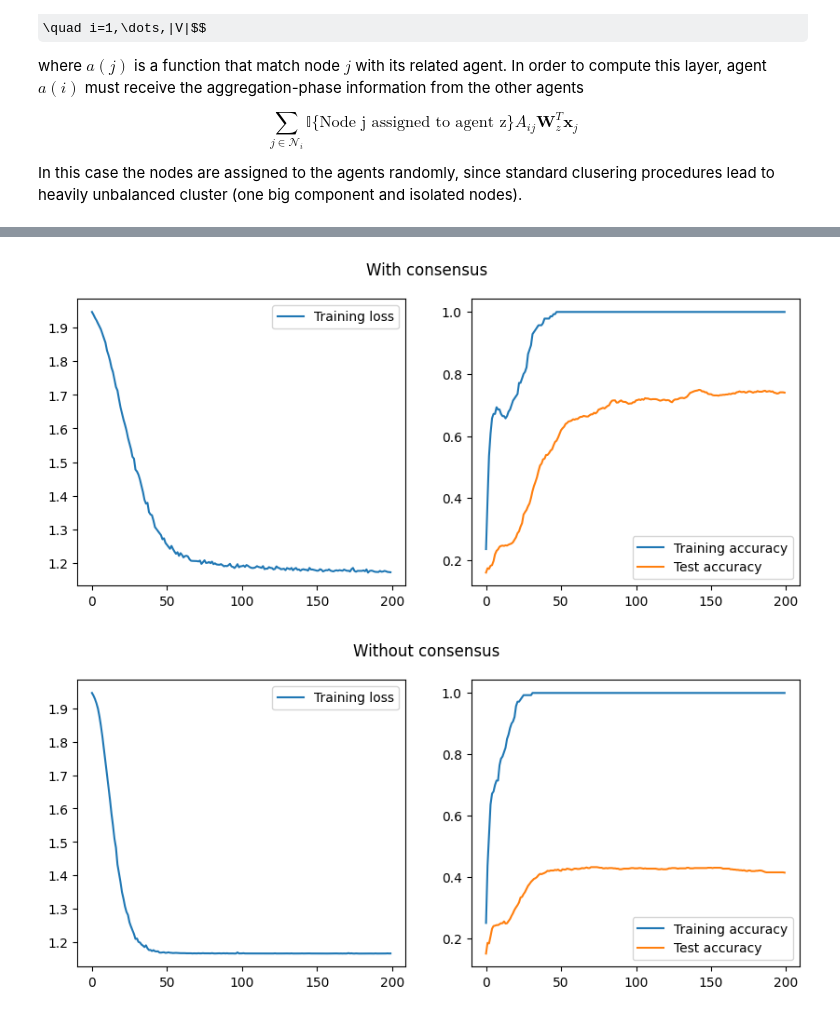
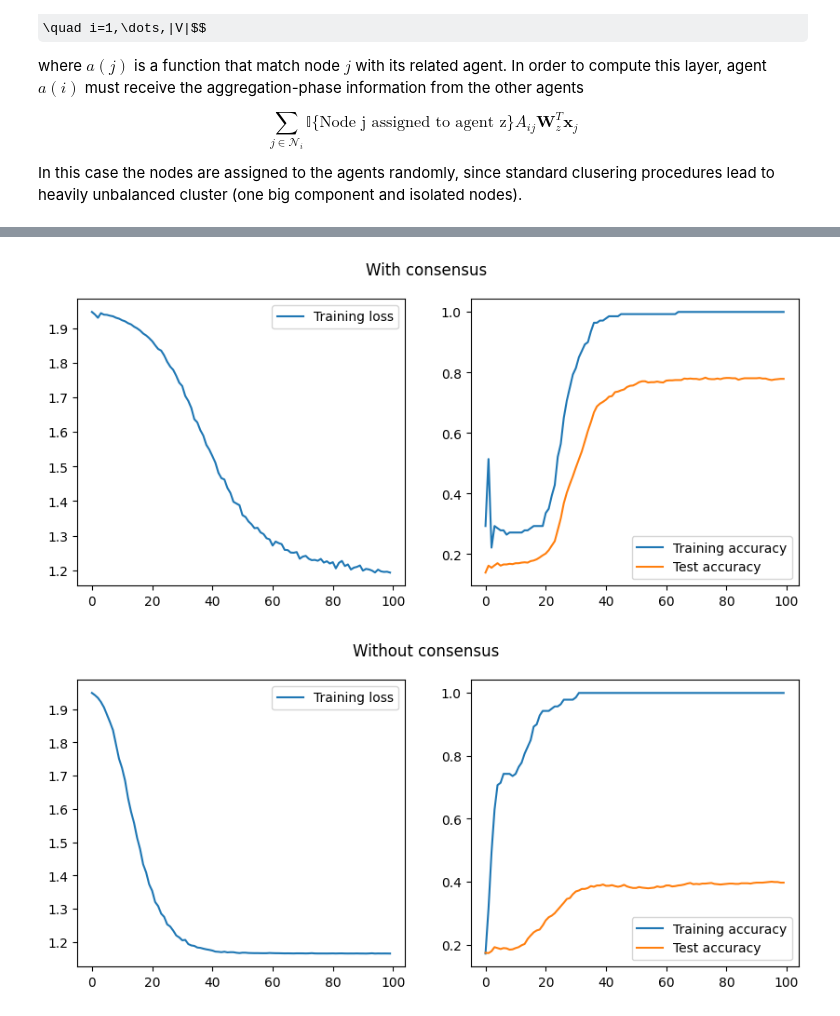
Before and after one commit to domenicocinque/DistributedGCN, a Jupyter notebook: notebook.ipynb, the cells around one changed output, grey strips where cells are left out. Drawn from its saved outputs; the diff is of its cells as text; code cells hidden in the pictures; some formulas as TeX source.

```diff
--- a/notebook.ipynb
+++ b/notebook.ipynb
@@ -139,19 +144,0 @@ Where [15] is the local gradient for each agent. The matrix $\textbf C$ must sat
-# %%
-def compute_consensus_matrix(new_A, N_agents, node_to_agent):
-    # Compute matrix that respects A1, A2, A3
-    W_agents = torch.zeros((N_agents,N_agents))
-    if N_agents > 1:
-        for i in range(N_agents):
-            I = (node_to_agent==i).int()
-            for j in range(i,N_agents):
-                J = (node_to_agent==j).int()
-                IJ = torch.outer(I, J)
-                edges = (new_A * IJ).sum()
-                W_agents[(i,j)] = edges
-                W_agents[(j,i)] = edges
-
-        W_agents = W_agents / W_agents.sum(axis=0)
-    else:
-        W_agents = torch.ones((1,1))
-
-    return W_agents
@@ -162,3 +197,5 @@ agent_matrix = compute_consensus_matrix(diffusion_matrix,
+# %%
+agent_matrix = compute_consensus_matrix(communication_matrix)
 # %%
 class MyGCN(nn.Module):
     def __init__(self, X, N_agents, hidden_size,
@@ -271,13 +313,13 @@ output_size = int(torch.max(y) + 1)
 gcn = MyGCN(X, N_agents, hidden_size, output_size, dropout_prob)
 loss_fn = nn.CrossEntropyLoss()
 # %%
-train(gcn, agent_matrix, N_iter=200, plot_title="With consensus")
+train(gcn, agent_matrix, N_iter=100, plot_title="With consensus")
 # %% [output]
-[figure, old version]
+[figure, new version]
 # %%
 gcn = MyGCN(X, N_agents, hidden_size, output_size, dropout_prob)
 loss_fn = nn.CrossEntropyLoss()
 # %%
-train(gcn, agent_matrix, consensus=False, N_iter=200, plot_title="Without consensus")
+train(gcn, agent_matrix, consensus=False, N_iter=100, plot_title="Without consensus")
 # %% [output]
-[figure, old version]
+[figure, new version]
```
Also changed, not shown: parts of 7 cells of this notebook, 2 other files.
